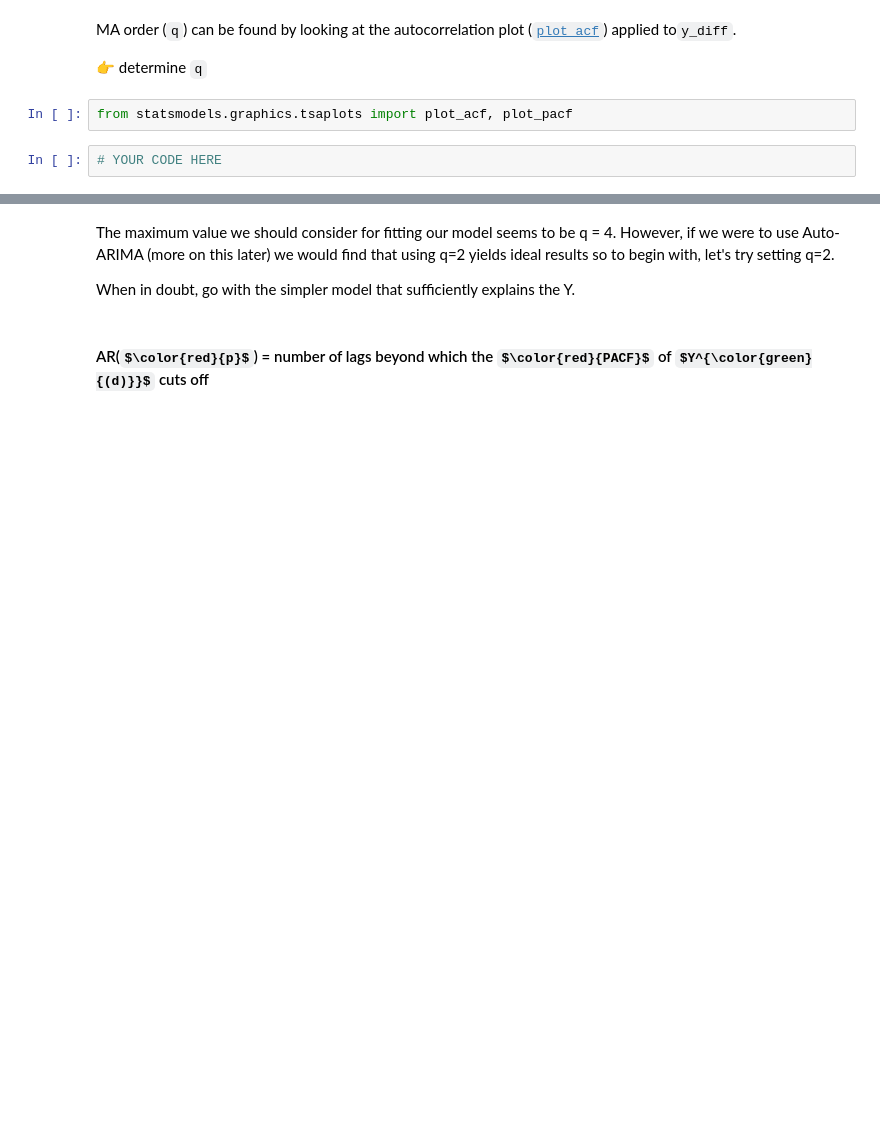
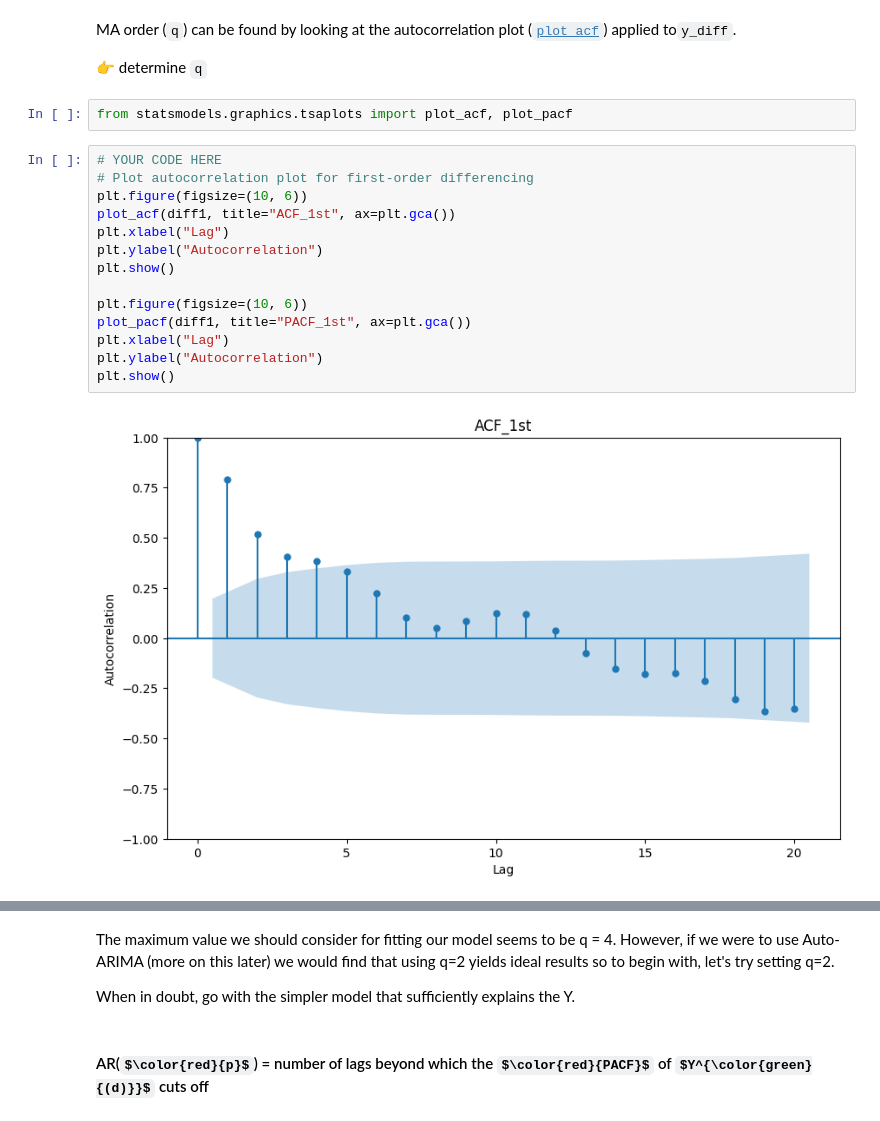
Before and after one commit to juliensoudet/data-arima, a Jupyter notebook: arima.ipynb, the cells around one changed output, grey strips where cells are left out. Cells and saved outputs as stored; diff of their text form; some formulas as TeX source; blank space fills up the shorter version.

```diff
--- a/arima.ipynb
+++ b/arima.ipynb
@@ -82,5 +163,19 @@ MA order (`q`) can be found by looking at the autocorrelation plot ([`plot_acf`]
 👉 determine `q`
 # %%
 from statsmodels.graphics.tsaplots import plot_acf, plot_pacf
-# %%
-# YOUR CODE HERE
+# %%
+# YOUR CODE HERE
+# Plot autocorrelation plot for first-order differencing
+plt.figure(figsize=(10, 6))
+plot_acf(diff1, title="ACF_1st", ax=plt.gca())
+plt.xlabel("Lag")
+plt.ylabel("Autocorrelation")
+plt.show()
+
+plt.figure(figsize=(10, 6))
+plot_pacf(diff1, title="PACF_1st", ax=plt.gca())
+plt.xlabel("Lag")
+plt.ylabel("Autocorrelation")
+plt.show()
+# %% [output]
+[figure, added]
```
Also changed, not shown: parts of 27 cells of this notebook.
